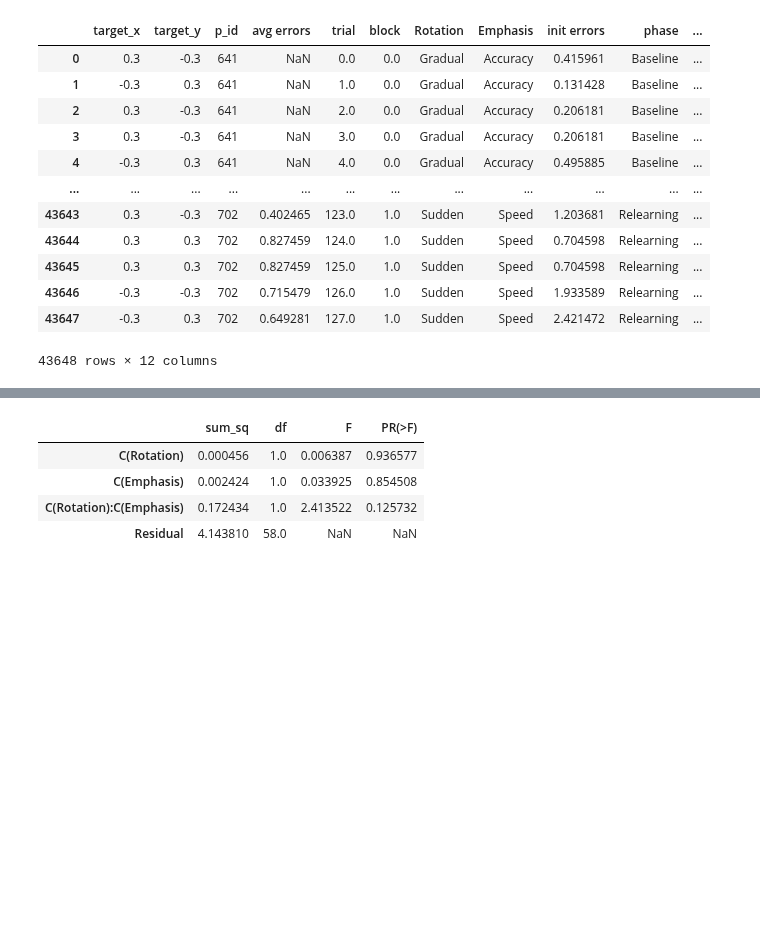
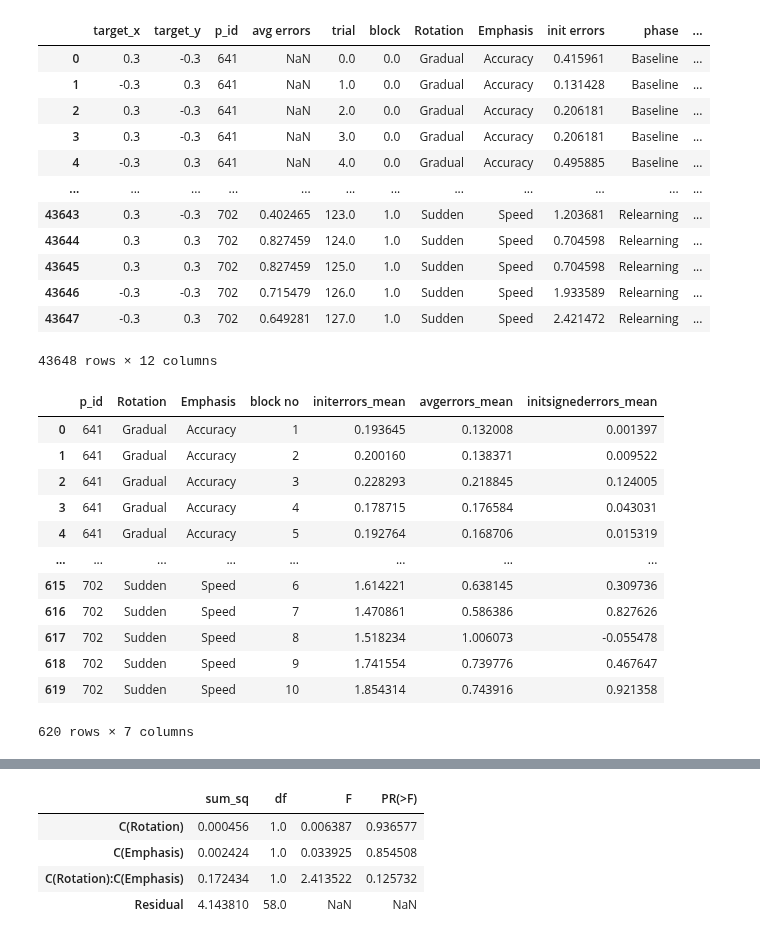
Before and after one commit to tejas-savalia/vma_behavioral, a Jupyter notebook: All experiments/feedback_aiming_unlearning/plotting_stats.ipynb, the cells around one changed output, grey strips where cells are left out. Saved outputs shown, nothing was run; the diff lists cells and outputs as text; code cells hidden in the pictures; blank space fills up the shorter version.

```diff
--- a/All experiments/feedback_aiming_unlearning/plotting_stats.ipynb
+++ b/All experiments/feedback_aiming_unlearning/plotting_stats.ipynb
@@ -48,3 +48,19 @@ df_relearn_blockwise = extract_blockwise(df_relearn.copy())
 df_allphases_blockwise = pd.read_csv('df_allphases_blockwise.csv')
 df_allphases_blockwise['initsignederrors_mean_degrees'] = df_allphases_blockwise['initsignederrors_mean']*180/np.pi
 df_allphases_blockwise['initerrors_mean_degrees'] = df_allphases_blockwise['initerrors_mean']*180/np.pi
+# %%
+df_allphases_blockwise
+# %% [output]
+|  | p_id | Rotation | Emphasis | block no | initerrors_mean | avgerrors_mean | initsignederrors_mean |
+| 0 | 641 | Gradual | Accuracy | 1 | 0.193645 | 0.132008 | 0.001397 |
+| 1 | 641 | Gradual | Accuracy | 2 | 0.200160 | 0.138371 | 0.009522 |
+| 2 | 641 | Gradual | Accuracy | 3 | 0.228293 | 0.218845 | 0.124005 |
+| 3 | 641 | Gradual | Accuracy | 4 | 0.178715 | 0.176584 | 0.043031 |
+| 4 | 641 | Gradual | Accuracy | 5 | 0.192764 | 0.168706 | 0.015319 |
+| ... | ... | ... | ... | ... | ... | ... | ... |
+| 615 | 702 | Sudden | Speed | 6 | 1.614221 | 0.638145 | 0.309736 |
+| 616 | 702 | Sudden | Speed | 7 | 1.470861 | 0.586386 | 0.827626 |
+| 617 | 702 | Sudden | Speed | 8 | 1.518234 | 1.006073 | -0.055478 |
+| 618 | 702 | Sudden | Speed | 9 | 1.741554 | 0.739776 | 0.467647 |
+| 619 | 702 | Sudden | Speed | 10 | 1.854314 | 0.743916 | 0.921358 |
+620 rows × 7 columns
```
Also changed, not shown: parts of 2 cells of this notebook, 3 other files.
